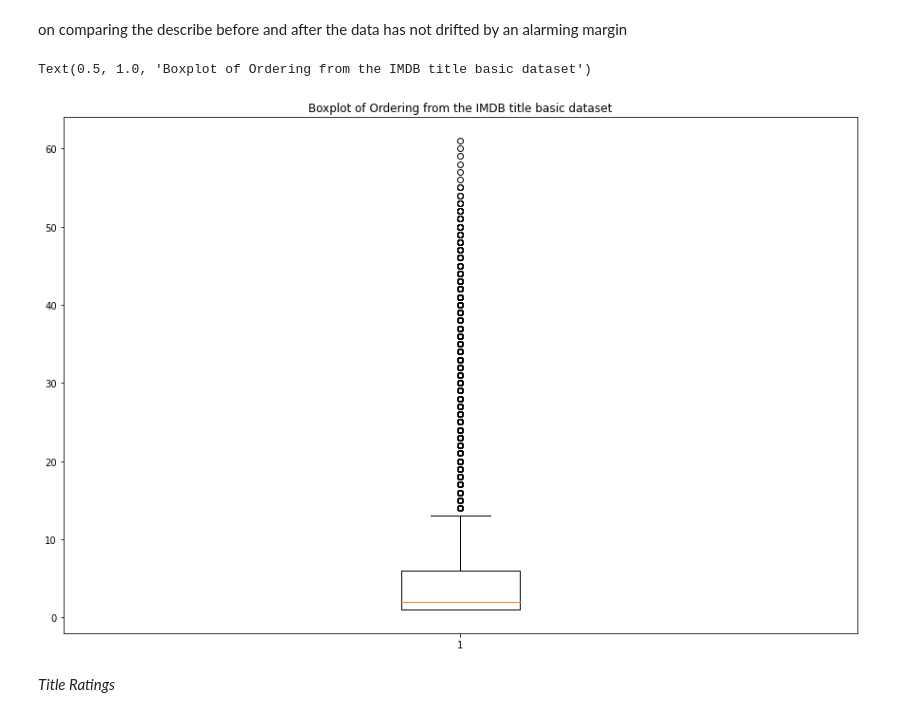
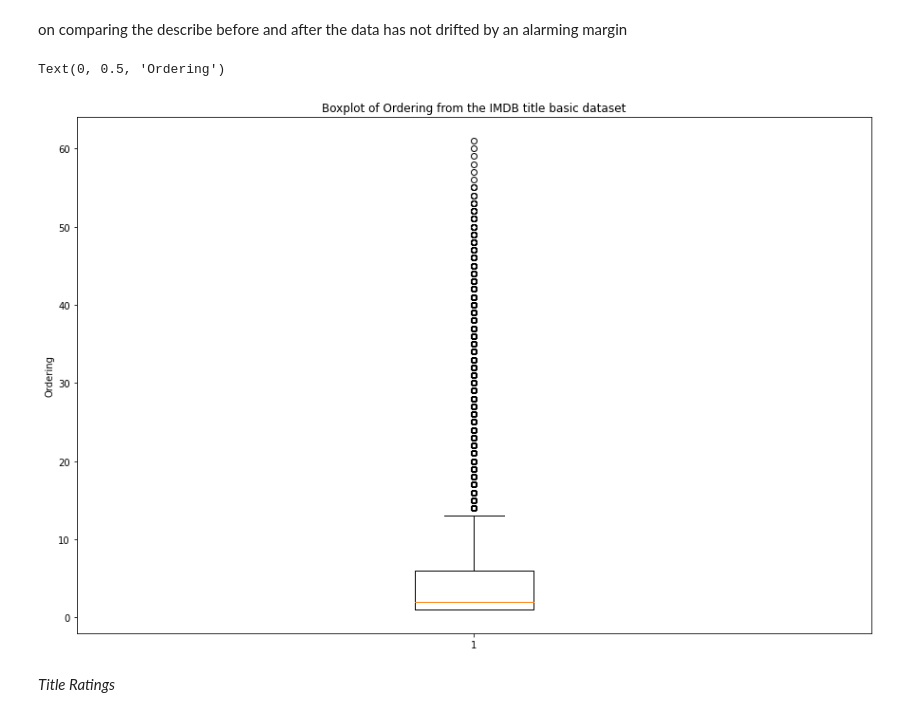
Before and after one commit to Victor-Karanja/victor-dsfpt01-eda-project, a Jupyter notebook: student.ipynb, the cells around one changed output. Saved outputs shown, nothing was run; the diff lists cells and outputs as text; code cells hidden in the pictures.

```diff
--- a/student.ipynb
+++ b/student.ipynb
@@ -265,10 +306,11 @@ on comparing the describe before and after the data has not drifted by an alarmi
 # %%
 fig, ax = plt.subplots(figsize=(15,10))
 ax.boxplot(title_basic['ordering'])
 plt.title('Boxplot of Ordering from the IMDB title basic dataset')
+plt.ylabel('Ordering')
 # %% [output]
-Text(0.5, 1.0, 'Boxplot of Ordering from the IMDB title basic dataset')
+Text(0, 0.5, 'Ordering')
-[figure, old version]
+[figure, new version]
 # %% [markdown]
 *Title Ratings*
 # %%
```
Also changed, not shown: parts of 67 cells of this notebook, 1 other file.
